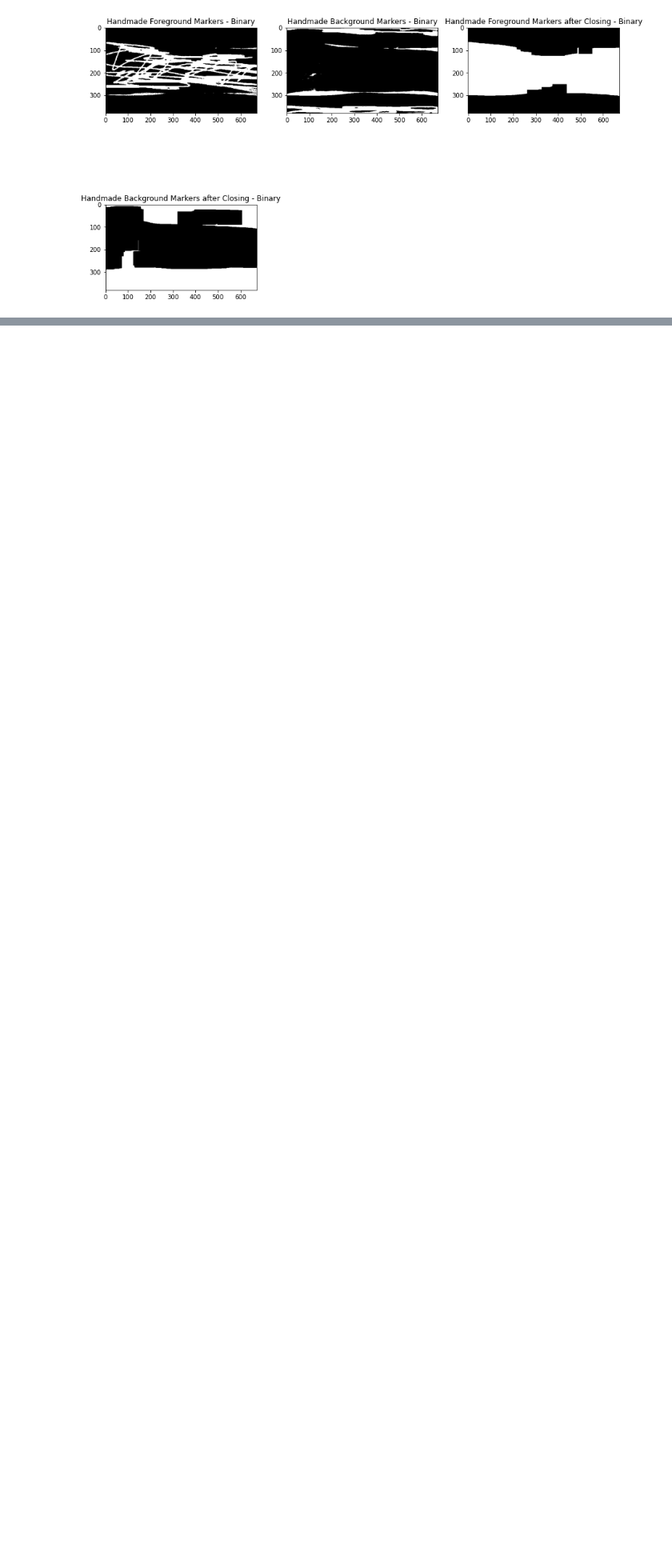
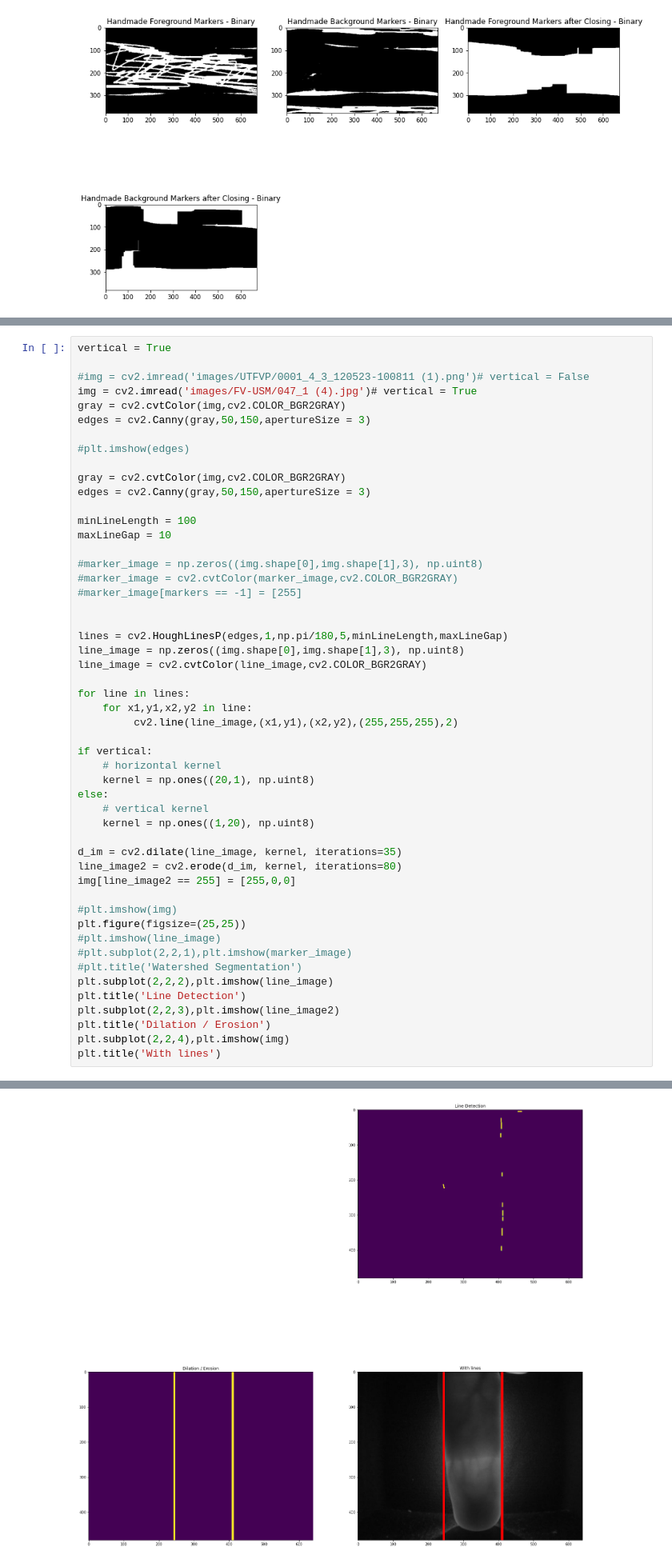
Before and after one commit to nerovalerius/watershed_segmentation, a Jupyter notebook: watershed.ipynb, the cells around one changed output, grey strips where cells are left out. Shown at 80% size. Cells and saved outputs as stored; diff of their text form; blank space fills up the shorter version.

```diff
--- a/watershed.ipynb
+++ b/watershed.ipynb
@@ -208,0 +228,52 @@ plt.show()
+# %%
+vertical = True
+
+#img = cv2.imread('images/UTFVP/0001_4_3_120523-100811 (1).png')# vertical = False
+img = cv2.imread('images/FV-USM/047_1 (4).jpg')# vertical = True
+gray = cv2.cvtColor(img,cv2.COLOR_BGR2GRAY)
+edges = cv2.Canny(gray,50,150,apertureSize = 3)
+
+#plt.imshow(edges)
+
+gray = cv2.cvtColor(img,cv2.COLOR_BGR2GRAY)
+edges = cv2.Canny(gray,50,150,apertureSize = 3)
+
+minLineLength = 100
+maxLineGap = 10
+
+#marker_image = np.zeros((img.shape[0],img.shape[1],3), np.uint8)
+#marker_image = cv2.cvtColor(marker_image,cv2.COLOR_BGR2GRAY)
+#marker_image[markers == -1] = [255]
+
+
+lines = cv2.HoughLinesP(edges,1,np.pi/180,5,minLineLength,maxLineGap)
+line_image = np.zeros((img.shape[0],img.shape[1],3), np.uint8)
+line_image = cv2.cvtColor(line_image,cv2.COLOR_BGR2GRAY)
+
+for line in lines:
+    for x1,y1,x2,y2 in line:
+         cv2.line(line_image,(x1,y1),(x2,y2),(255,255,255),2)
+
+if vertical:
+    # horizontal kernel
+    kernel = np.ones((20,1), np.uint8)
+else:
+    # vertical kernel
+    kernel = np.ones((1,20), np.uint8)
+
+d_im = cv2.dilate(line_image, kernel, iterations=35)
+line_image2 = cv2.erode(d_im, kernel, iterations=80)
+img[line_image2 == 255] = [255,0,0]
+
+#plt.imshow(img)
+plt.figure(figsize=(25,25))
+#plt.imshow(line_image)
+#plt.subplot(2,2,1),plt.imshow(marker_image)
+#plt.title('Watershed Segmentation')
+plt.subplot(2,2,2),plt.imshow(line_image)
+plt.title('Line Detection')
+plt.subplot(2,2,3),plt.imshow(line_image2)
+plt.title('Dilation / Erosion')
+plt.subplot(2,2,4),plt.imshow(img)
+plt.title('With lines')
+# %% [output]
@@ -208,0 +281 @@ plt.show()
+[figure, added]
```
Also changed, not shown: parts of 2 cells of this notebook, 1 other file.
